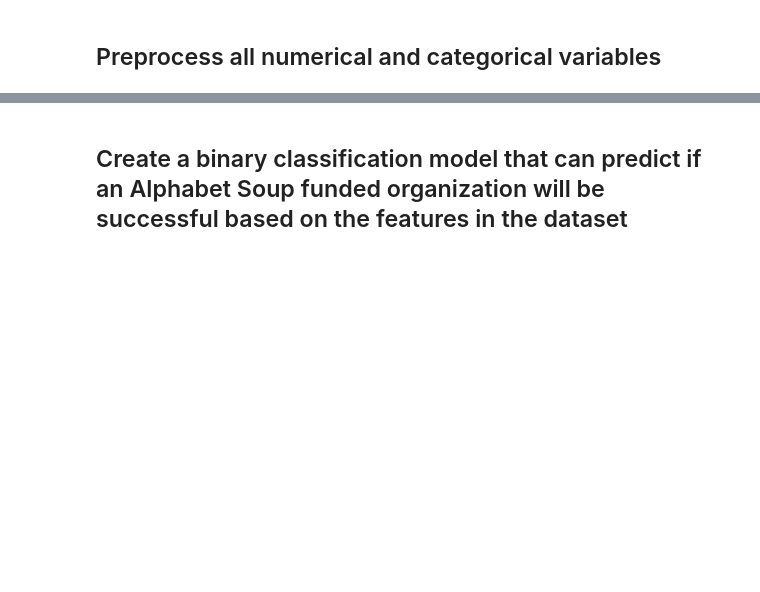
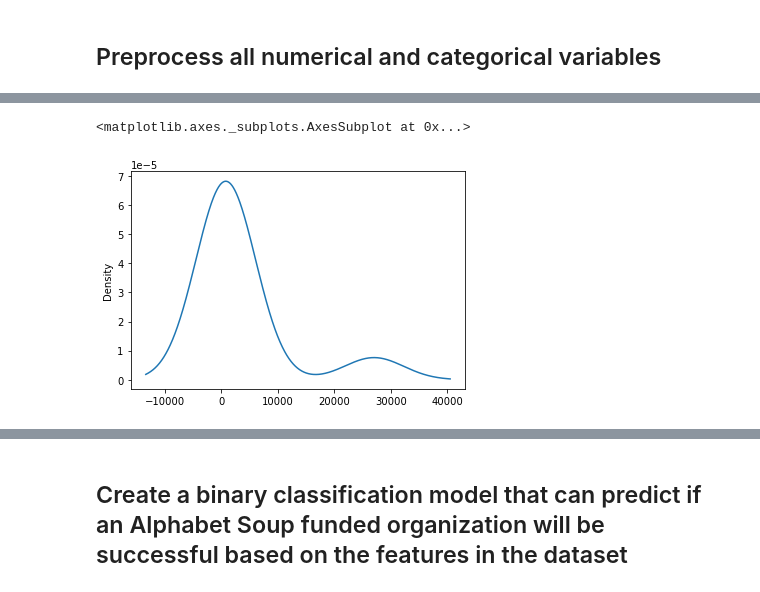
Before and after one commit to shayna-UT/AlphabetSoup, a Jupyter notebook: AlphabetSoupChallenge.ipynb, the cells around one changed output, grey strips where cells are left out. Saved outputs shown, nothing was run; the diff lists cells and outputs as text; code cells hidden in the pictures; blank space fills up the shorter version.

Commit message:
Combine rare categorical values via bucketing

```diff
--- a/AlphabetSoupChallenge.ipynb
+++ b/AlphabetSoupChallenge.ipynb
@@ -226,0 +229,12 @@ Name: SPECIAL_CONSIDERATIONS, dtype: int64
+# %%
+# Determine which values to replace
+replace_appType = list(appType_counts[appType_counts < 100].index)
+
+# Replace in DataFrame
+for appType in replace_appType:
+    charity_df.APPLICATION_TYPE = charity_df.APPLICATION_TYPE.replace(appType,"Other")
+
+
+# Check to make sure binning was successful
+updated_appType_counts = charity_df.APPLICATION_TYPE.value_counts()
+updated_appType_counts
@@ -226,0 +253,6 @@ Name: SPECIAL_CONSIDERATIONS, dtype: int64
+# %%
+# Visualize the value counts
+updated_appType_counts.plot.density()
+# %% [output]
+<matplotlib.axes._subplots.AxesSubplot at 0x...>
+[figure, added]
```
Also changed, not shown: parts of 7 cells of this notebook.
